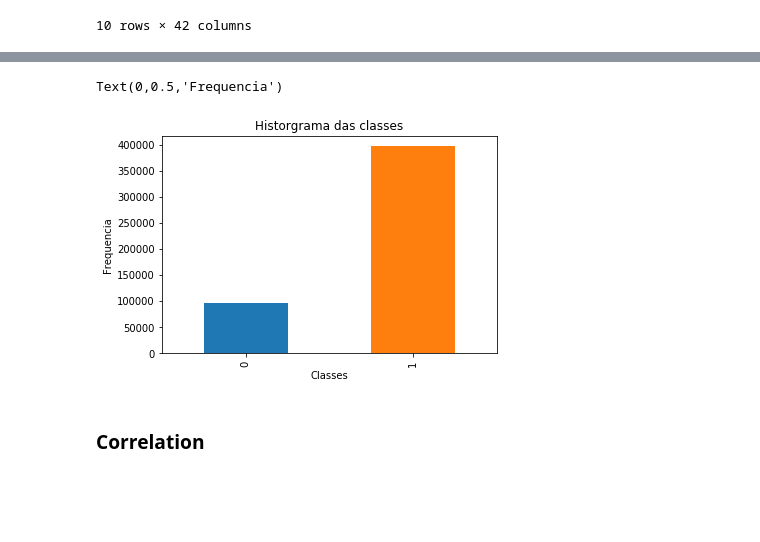
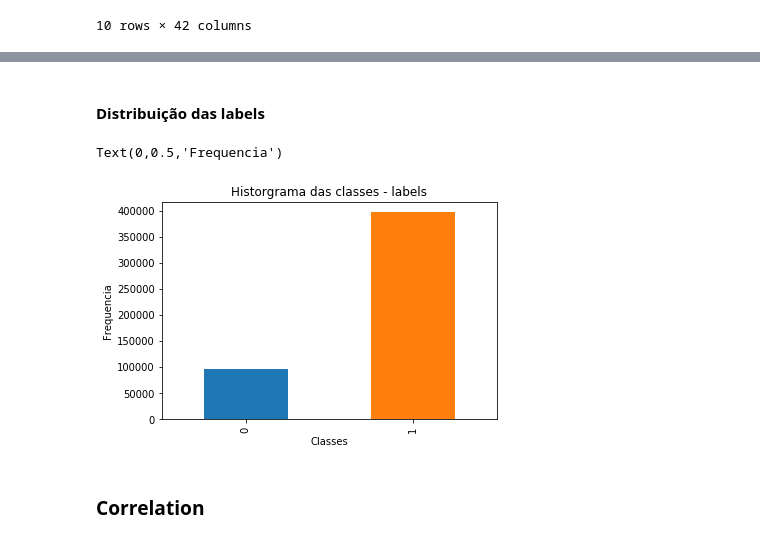
Before and after one commit to Eudalio/trabalho-final-machine-learning, a Jupyter notebook: Trabalho Final de Machine Learning.ipynb, the cells around one changed output, grey strips where cells are left out. Cells and saved outputs as stored; diff of their text form; code cells hidden in the pictures; blank space fills up the shorter version.

```diff
--- a/Trabalho Final de Machine Learning.ipynb
+++ b/Trabalho Final de Machine Learning.ipynb
@@ -270,15 +270,17 @@ dst_host_srv_rerror_rate       494021 non-null float64
 label                          494021 non-null int64
 dtypes: float64(15), int64(27)
 memory usage: 158.3 MB
+# %% [markdown]
+#### Distribuição das labels
 # %%
 count_classes = pd.value_counts(df_completo_conv['label'], sort = True).sort_index()
 count_classes.plot(kind = 'bar')
-plt.title("Historgrama das classes")
+plt.title("Historgrama das classes - labels")
 plt.xlabel("Classes")
 plt.ylabel("Frequencia")
 # %% [output]
 Text(0,0.5,'Frequencia')
-[figure, old version]
+[figure, new version]
 # %% [markdown]
 ### Correlation
 # %%
```
Also changed, not shown: parts of 28 cells of this notebook.
